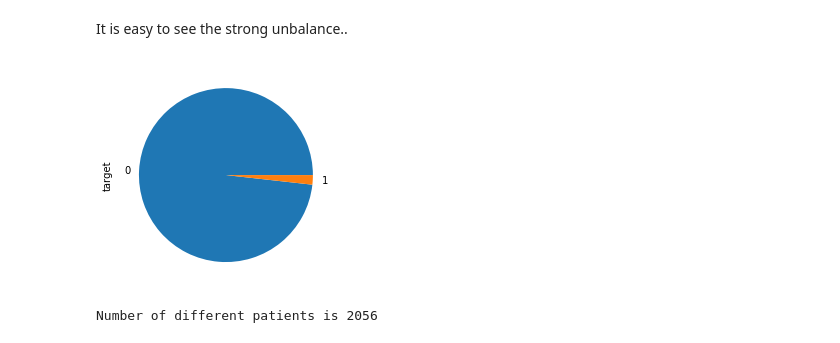
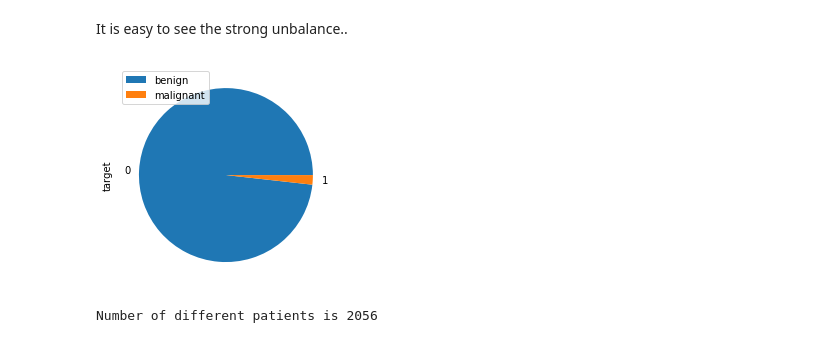
Before and after one commit to agiulianomirabella/melanoma-detector, a Jupyter notebook: workspace/EDA.ipynb, the cells around one changed output. Saved outputs shown, nothing was run; the diff lists cells and outputs as text; code cells hidden in the pictures.

```diff
--- a/workspace/EDA.ipynb
+++ b/workspace/EDA.ipynb
@@ -91,9 +91,10 @@ target
 It is easy to see the strong unbalance..
 # %%
 plot = df.target.value_counts().plot.pie()
+plot.legend(['benign', 'malignant'], loc='upper left')
 plot.figure.savefig(save_path + 'target_pie.png')
 # %% [output]
-[figure, old version]
+[figure, new version]
 # %%
 n = len(set(df.patient_id.values))
 print('Number of different patients is {}'.format(n))
```
Also changed, not shown: parts of 4 cells of this notebook, 13 other files.
